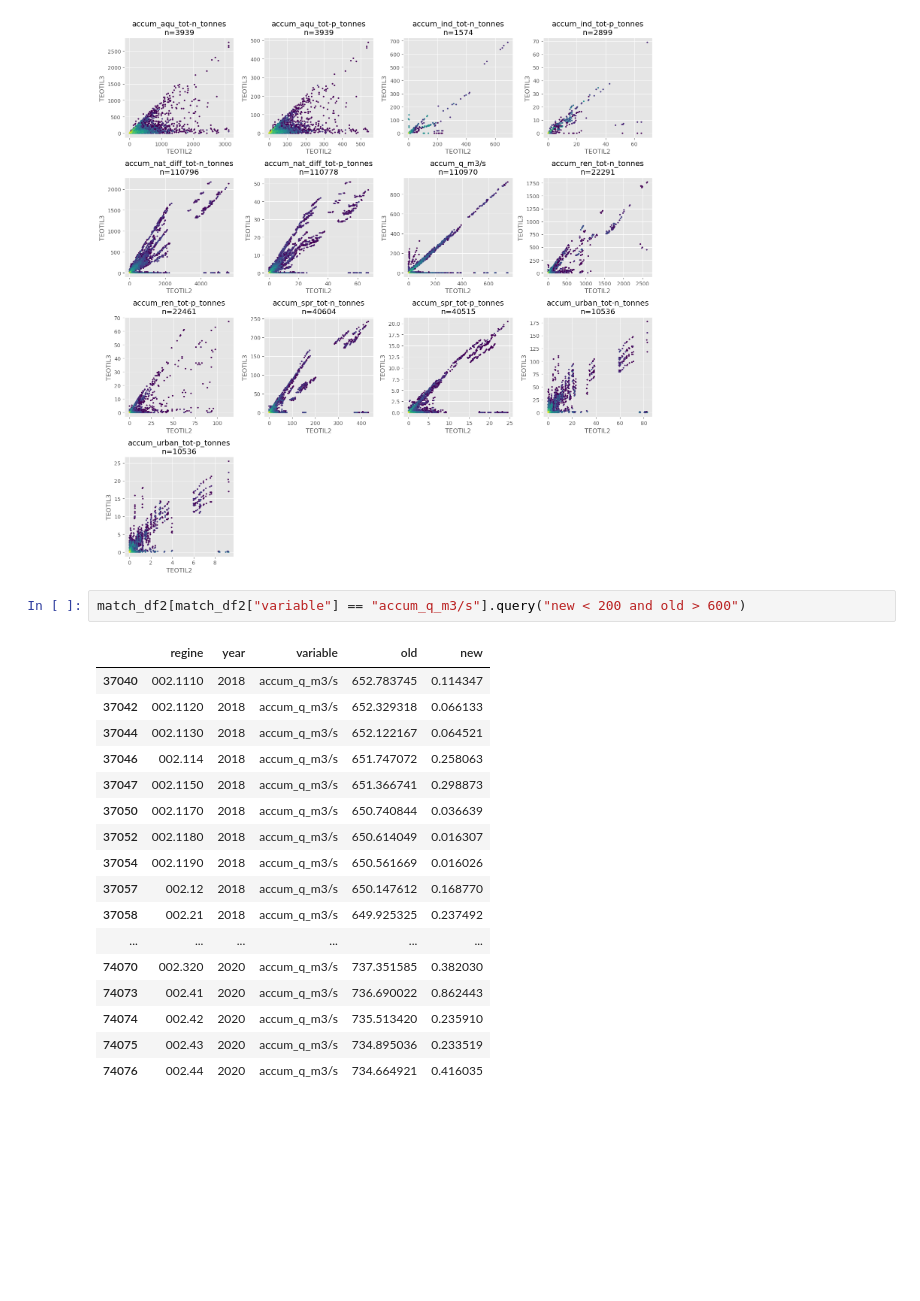
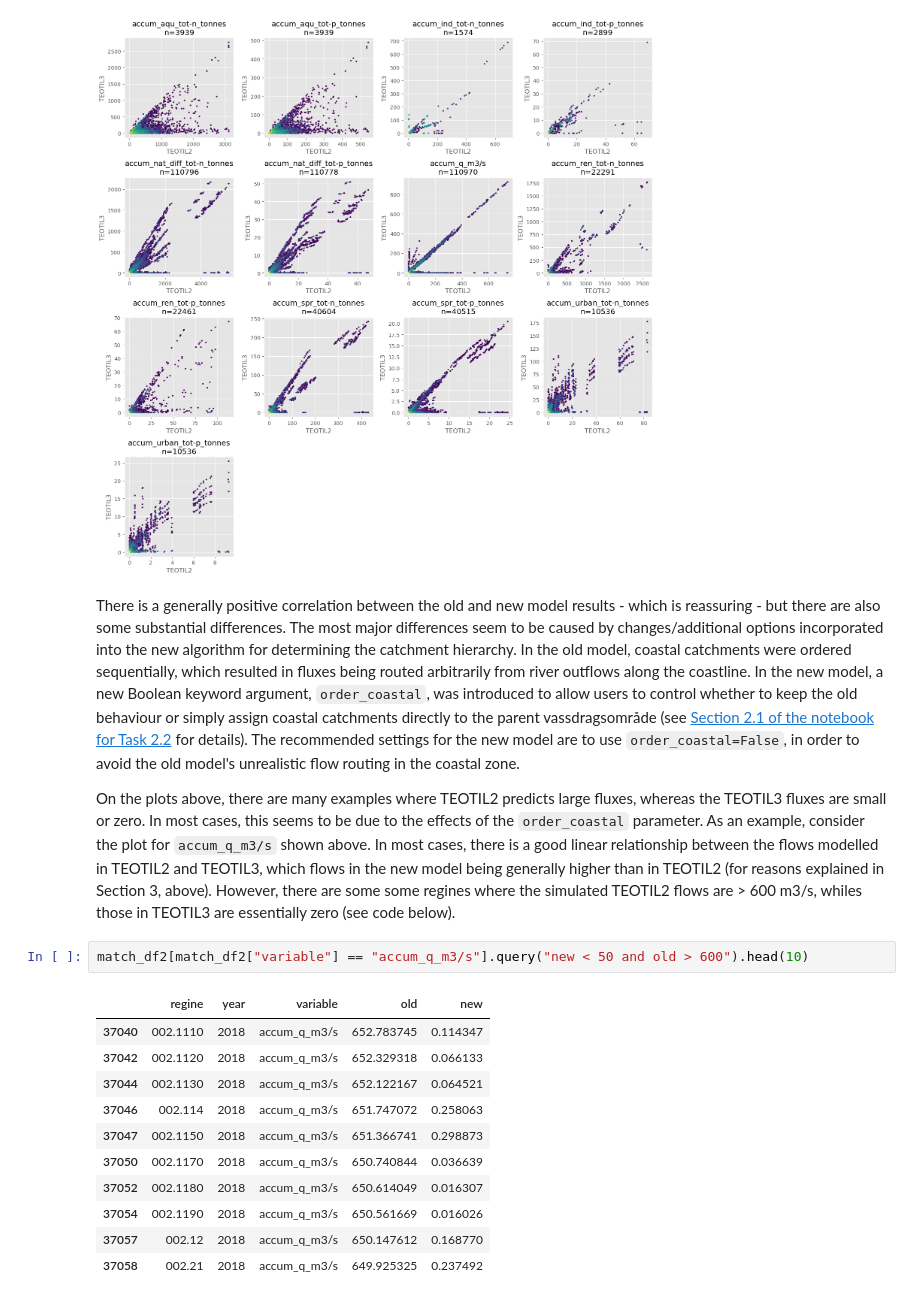
Before and after one commit to NIVANorge/teotil3, a Jupyter notebook: notebooks/development/T2-15a_explore_input_output.ipynb, the cells around one changed output. Drawn from its saved outputs; the diff is of its cells as text; blank space fills up the shorter version.

Commit message:
Tidy notebook for T2.15a

```diff
--- a/notebooks/development/T2-15a_explore_input_output.ipynb
+++ b/notebooks/development/T2-15a_explore_input_output.ipynb
@@ -670,23 +680,21 @@ for idx, (var, grp_df) in enumerate(grpd_dfs):
 plt.tight_layout()
 # %% [output]
 [figure]
+# %% [markdown]
+There is a generally positive correlation between the old and new model results - which is reassuring - but there are also some substantial differences. The most major differences seem to be caused by changes/additional options incorporated into the new algorithm for determining the catchment hierarchy. In the old model, coastal catchments were ordered sequentially, which resulted in fluxes being routed arbitrarily from river outflows along the coastline. In the new model, a new Boolean keyword argument, `order_coastal`, was introduced to allow users to control whether to keep the old behaviour or simply assign coastal catchments directly to the parent vassdragsområde (see [Section 2.1 of the notebook for Task 2.2](https://nbviewer.org/github/NIVANorge/teotil3/blob/main/notebooks/development/T2-2_catchment_hierarchy.ipynb#2.1.-Differences-compared-to-the-original-TEOTIL) for details). The recommended settings for the new model are to use `order_coastal=False`, in order to avoid the old model's unrealistic flow routing in the coastal zone.
+
+On the plots above, there are many examples where TEOTIL2 predicts large fluxes, whereas the TEOTIL3 fluxes are small or zero. In most cases, this seems to be due to the effects of the `order_coastal` parameter. As an example, consider the plot for `accum_q_m3/s` shown above. In most cases, there is a good linear relationship between the flows modelled in TEOTIL2 and TEOTIL3, which flows in the new model being generally higher than in TEOTIL2 (for reasons explained in Section 3, above). However, there are some some regines where the simulated TEOTIL2 flows are > 600 m3/s, whiles those in TEOTIL3 are essentially zero (see code below).
 # %%
-match_df2[match_df2["variable"] == "accum_q_m3/s"].query("new < 200 and old > 600")
+match_df2[match_df2["variable"] == "accum_q_m3/s"].query("new < 50 and old > 600").head(10)
 # %% [output]
 |  | regine | year | variable | old | new |
 | 37040 | 002.1110 | 2018 | accum_q_m3/s | 652.783745 | 0.114347 |
 | 37042 | 002.1120 | 2018 | accum_q_m3/s | 652.329318 | 0.066133 |
 | 37044 | 002.1130 | 2018 | accum_q_m3/s | 652.122167 | 0.064521 |
 | 37046 | 002.114 | 2018 | accum_q_m3/s | 651.747072 | 0.258063 |
 | 37047 | 002.1150 | 2018 | accum_q_m3/s | 651.366741 | 0.298873 |
 | 37050 | 002.1170 | 2018 | accum_q_m3/s | 650.740844 | 0.036639 |
 | 37052 | 002.1180 | 2018 | accum_q_m3/s | 650.614049 | 0.016307 |
 | 37054 | 002.1190 | 2018 | accum_q_m3/s | 650.561669 | 0.016026 |
 | 37057 | 002.12 | 2018 | accum_q_m3/s | 650.147612 | 0.168770 |
 | 37058 | 002.21 | 2018 | accum_q_m3/s | 649.925325 | 0.237492 |
-| ... | ... | ... | ... | ... | ... |
-| 74070 | 002.320 | 2020 | accum_q_m3/s | 737.351585 | 0.382030 |
-| 74073 | 002.41 | 2020 | accum_q_m3/s | 736.690022 | 0.862443 |
-| 74074 | 002.42 | 2020 | accum_q_m3/s | 735.513420 | 0.235910 |
-| 74075 | 002.43 | 2020 | accum_q_m3/s | 734.895036 | 0.233519 |
-| 74076 | 002.44 | 2020 | accum_q_m3/s | 734.664921 | 0.416035 |
```
Also changed, not shown: parts of 13 cells of this notebook.
